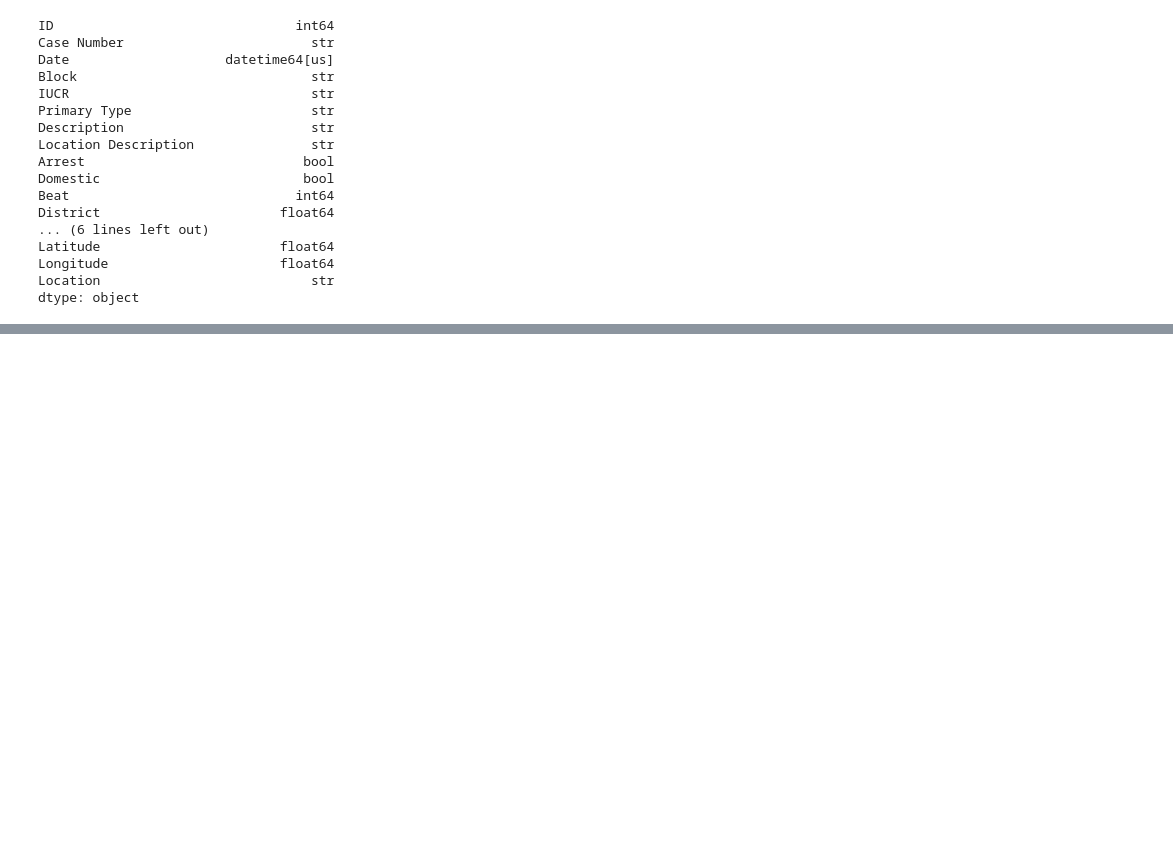
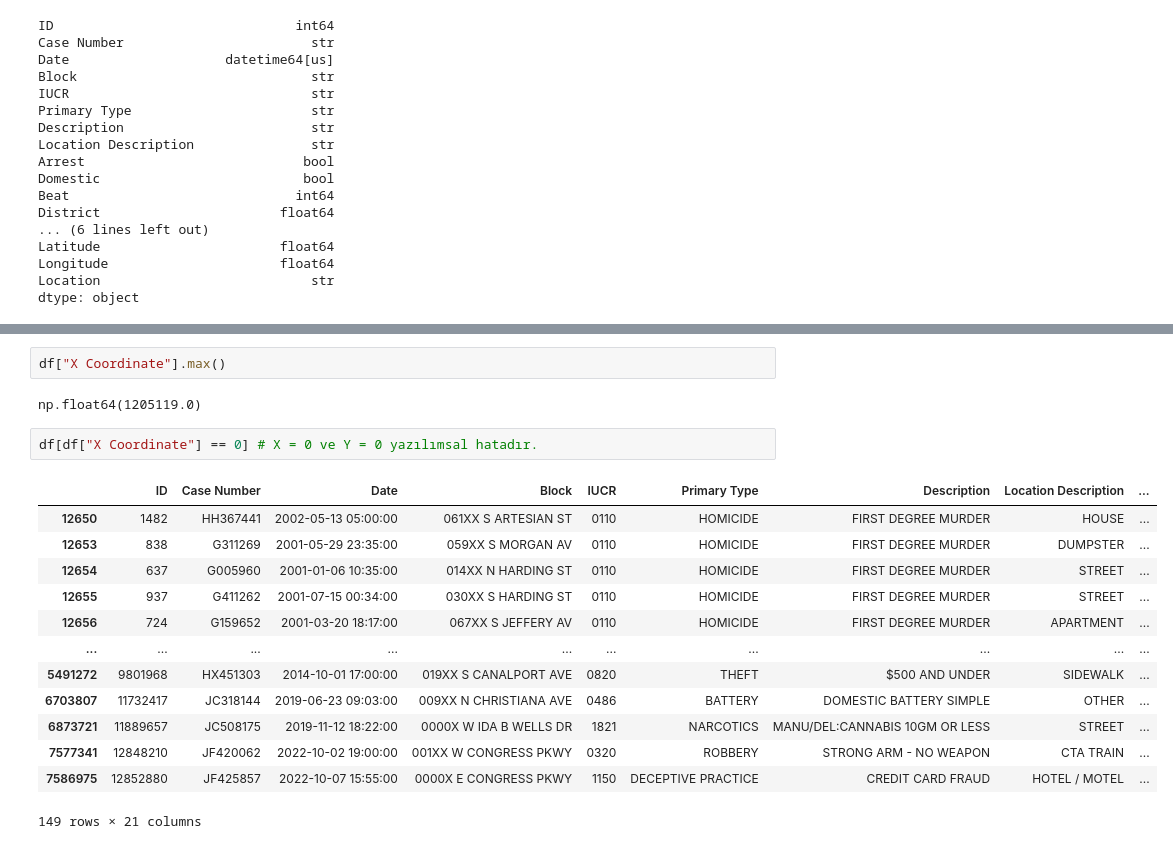
Before and after one commit to TahaSoylu44/Chicago_Crimes_Analysis, a Jupyter notebook: study_data.ipynb, the cells around one changed output, grey strips where cells are left out. Drawn from its saved outputs; the diff is of its cells as text; blank space fills up the shorter version.

```diff
--- a/study_data.ipynb
+++ b/study_data.ipynb
@@ -511,0 +793,20 @@ df.to_parquet("analyzed_crime_data.parquet", index=False)
+# %%
+df["X Coordinate"].max()
+# %% [output]
+np.float64(1205119.0)
+# %%
+df[df["X Coordinate"] == 0] # X = 0 ve Y = 0 yazılımsal hatadır.
+# %% [output]
+|  | ID | Case Number | Date | Block | IUCR | Primary Type | Description | Location Description | ... |
+| 12650 | 1482 | HH367441 | 2002-05-13 05:00:00 | 061XX S ARTESIAN ST | 0110 | HOMICIDE | FIRST DEGREE MURDER | HOUSE | ... |
+| 12653 | 838 | G311269 | 2001-05-29 23:35:00 | 059XX S MORGAN AV | 0110 | HOMICIDE | FIRST DEGREE MURDER | DUMPSTER | ... |
+| 12654 | 637 | G005960 | 2001-01-06 10:35:00 | 014XX N HARDING ST | 0110 | HOMICIDE | FIRST DEGREE MURDER | STREET | ... |
+| 12655 | 937 | G411262 | 2001-07-15 00:34:00 | 030XX S HARDING ST | 0110 | HOMICIDE | FIRST DEGREE MURDER | STREET | ... |
+| 12656 | 724 | G159652 | 2001-03-20 18:17:00 | 067XX S JEFFERY AV | 0110 | HOMICIDE | FIRST DEGREE MURDER | APARTMENT | ... |
+| ... | ... | ... | ... | ... | ... | ... | ... | ... | ... |
+| 5491272 | 9801968 | HX451303 | 2014-10-01 17:00:00 | 019XX S CANALPORT AVE | 0820 | THEFT | $500 AND UNDER | SIDEWALK | ... |
+| 6703807 | 11732417 | JC318144 | 2019-06-23 09:03:00 | 009XX N CHRISTIANA AVE | 0486 | BATTERY | DOMESTIC BATTERY SIMPLE | OTHER | ... |
+| 6873721 | 11889657 | JC508175 | 2019-11-12 18:22:00 | 0000X W IDA B WELLS DR | 1821 | NARCOTICS | MANU/DEL:CANNABIS 10GM OR LESS | STREET | ... |
+| 7577341 | 12848210 | JF420062 | 2022-10-02 19:00:00 | 001XX W CONGRESS PKWY | 0320 | ROBBERY | STRONG ARM - NO WEAPON | CTA TRAIN | ... |
+| 7586975 | 12852880 | JF425857 | 2022-10-07 15:55:00 | 0000X E CONGRESS PKWY | 1150 | DECEPTIVE PRACTICE | CREDIT CARD FRAUD | HOTEL / MOTEL | ... |
+149 rows × 21 columns
```
Also changed, not shown: parts of 60 cells of this notebook.
